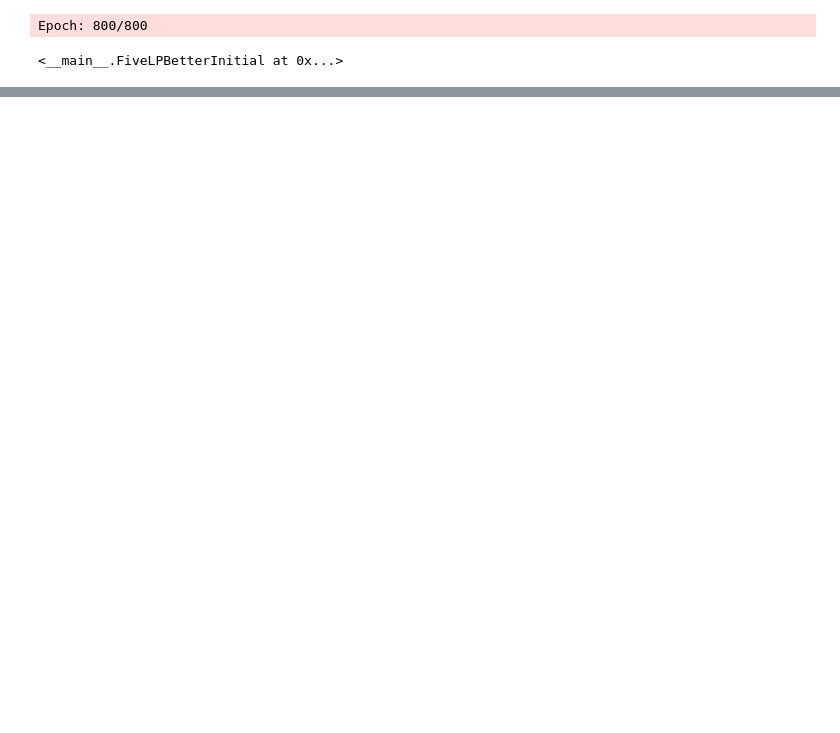
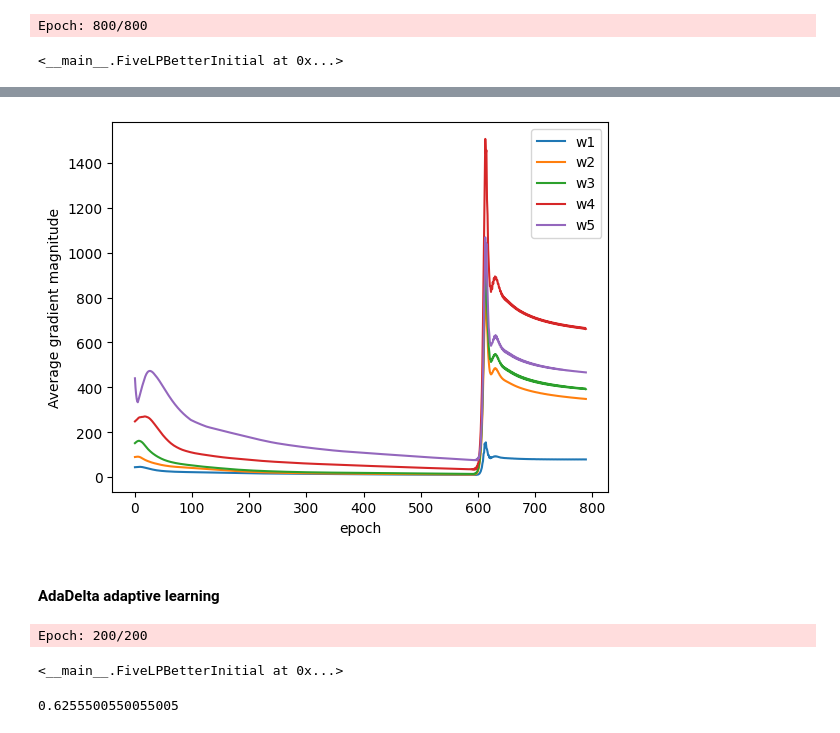
Before and after one commit to colew658/custom_mlp, a Jupyter notebook: custom_mlp.ipynb, the cells around one changed output, grey strips where cells are left out. Drawn from its saved outputs; the diff is of its cells as text; code cells hidden in the pictures; blank space fills up the shorter version.

Commit message:
Add grad saving for 5 layer, adam, and adadelta

```diff
--- a/custom_mlp.ipynb
+++ b/custom_mlp.ipynb
@@ -2130,42 +2438,32 @@ class FiveLPBetterInitial(FiveLPMiniBatchCrossEntropy):
         """Initialize weights Glorot and He normalization."""
         init_bound = 4 * np.sqrt(6.0 / (self.n_hidden + self.n_features_))
         W1 = np.random.uniform(
-            -init_bound,
-            init_bound,
-            (self.n_hidden, self.n_features_),
+            -init_bound, init_bound, (self.n_hidden, self.n_features_)
         )
 
         # reduce the final layer magnitude in order to balance the size of the gradients
         # between
-        init_bound = 4 * np.sqrt(6 / (self.n_hidden1 + self.n_features_))
+        init_bound = 4 * np.sqrt(6 / (self.n_hidden1 + self.n_hidden))
         W2 = np.random.uniform(
-            -init_bound,
-            init_bound,
-            (self.n_hidden1, self.n_hidden),
+            -init_bound, init_bound, (self.n_hidden1, self.n_hidden)
         )
         # reduce the final layer magnitude in order to balance the size of the gradients
         # between
-        init_bound = 4 * np.sqrt(6 / (self.n_hidden2 + self.n_features_))
+        init_bound = 4 * np.sqrt(6 / (self.n_hidden2 + self.n_hidden1))
         W3 = np.random.uniform(
-            -init_bound,
-            init_bound,
-            (self.n_hidden2, self.n_hidden1),
+            -init_bound, init_bound, (self.n_hidden2, self.n_hidden1)
         )
 
-        init_bound = 4 * np.sqrt(6 / (self.n_hidden3 + self.n_features_))
+        init_bound = 4 * np.sqrt(6 / (self.n_hidden3 + self.n_hidden2))
         W4 = np.random.uniform(
-            -init_bound,
-            init_bound,
-            (self.n_hidden3, self.n_hidden2),
+            -init_bound, init_bound, (self.n_hidden3, self.n_hidden2)
         )
 
         # reduce the final layer magnitude in order to balance the size of the gradients
         # between
         init_bound = 4 * np.sqrt(6 / (self.n_output_ + self.n_hidden3))
         W5 = np.random.uniform(
-            -init_bound,
-            init_bound,
-            (self.n_output_, self.n_hidden3),
+            -init_bound, init_bound, (self.n_output_, self.n_hidden3)
         )
 
         # set these to zero to start so that
@@ -2253,0 +2515,37 @@ Validation acc: 0.7168591859185919
+# %%
+ax = plt.subplot(1, 1, 1)
+plt.plot(np.abs(mlp.grad_w1_[10:]), label="w1")
+plt.plot(np.abs(mlp.grad_w2_[10:]), label="w2")
+plt.plot(np.abs(mlp.grad_w3_[10:]), label="w3")
+plt.plot(np.abs(mlp.grad_w4_[10:]), label="w4")
+plt.plot(np.abs(mlp.grad_w5_[10:]), label="w5")
+
+plt.legend()
+plt.ylabel("Average gradient magnitude")
+plt.xlabel("epoch")
+plt.show()
+# %% [output]
+[figure, added]
+# %% [markdown]
+#### AdaDelta adaptive learning
+# %%
+# Initialize the mlp
+mlp = FiveLPBetterInitial(
+    random_state=7324, epochs=200, epsilon=1e-6, rho=0.95
+)
+# Fit the mlp
+mlp.fit(
+    x_train_final.to_numpy(),
+    y_train_cat.to_numpy(),
+    print_progress=10,
+    ada_method="update_AdaDelta",
+)
+# %% [output]
+Epoch: 200/200
+<__main__.FiveLPBetterInitial at 0x...>
+# %%
+# Check the accuracy of the mlp on the test set
+yhat = mlp.predict(x_test_final.to_numpy())
+accuracy_score(y_true=y_test_cat, y_pred=yhat)
+# %% [output]
+0.6255500550055005
```
Also changed, not shown: parts of 21 cells of this notebook.
